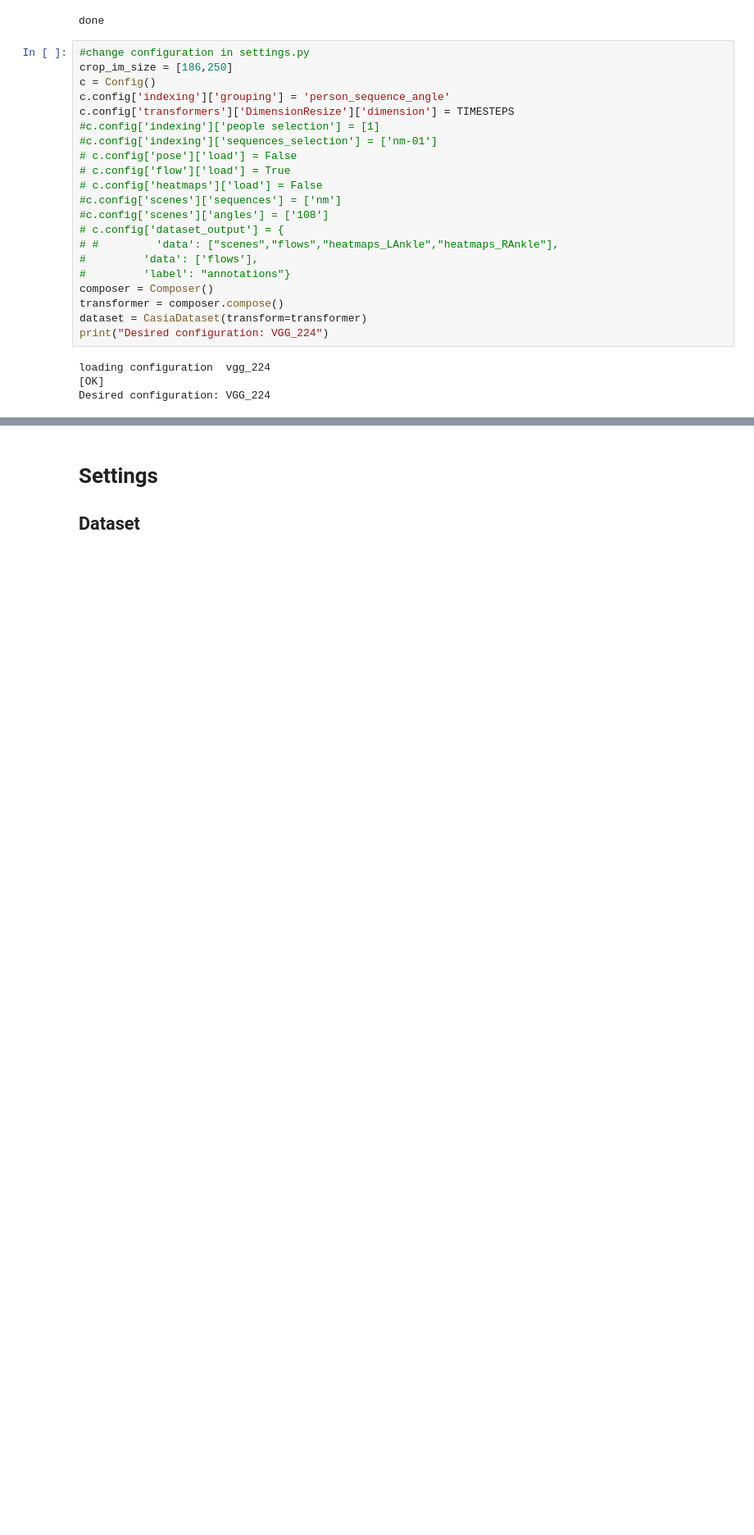
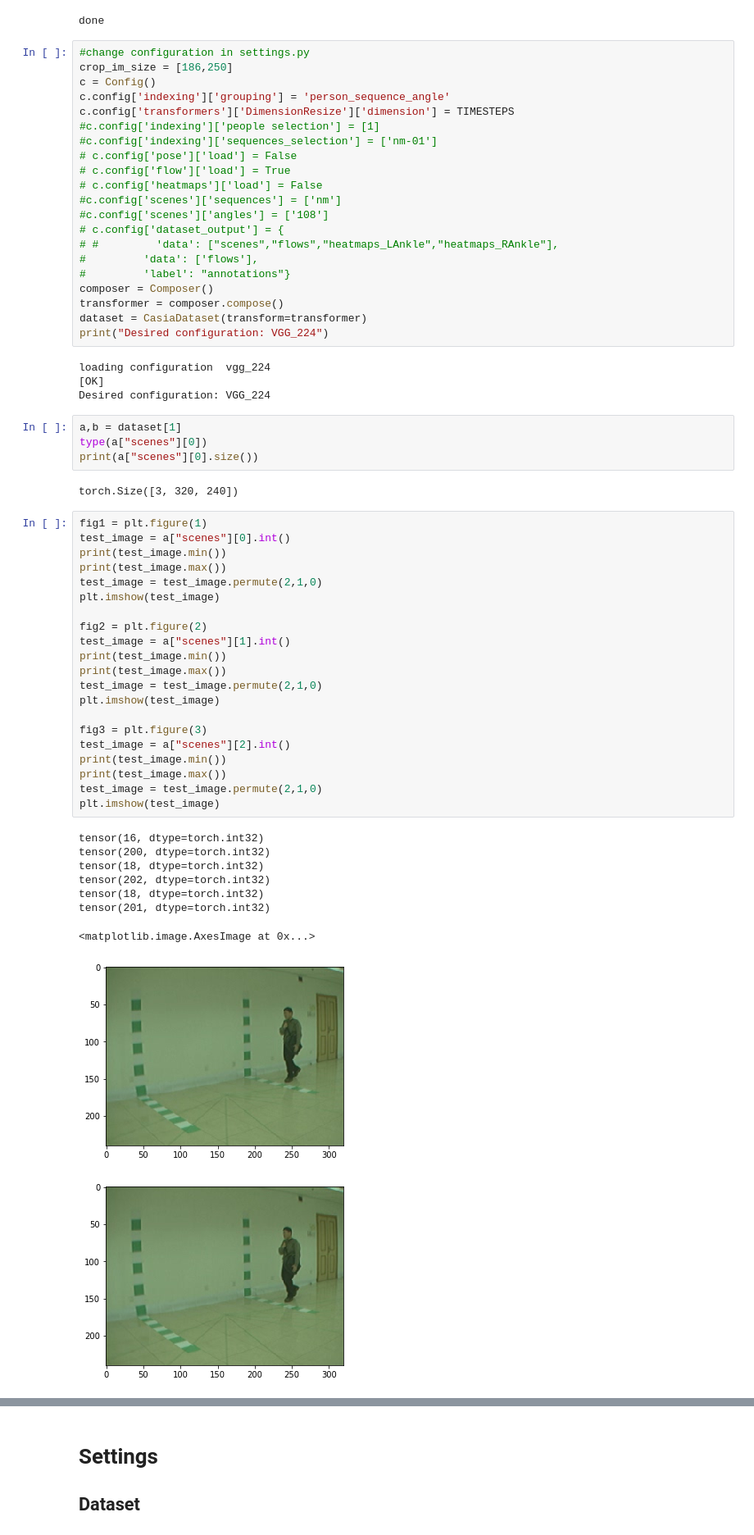
Before and after one commit to ronh-at-kit/gait_project, a Jupyter notebook: notebooks/M_VGG_LSTM.ipynb, the cells around one changed output, grey strips where cells are left out. Shown: that part at 82% size. Saved outputs shown, nothing was run; the diff lists cells and outputs as text; blank space fills up the shorter version.

```diff
--- a/notebooks/M_VGG_LSTM.ipynb
+++ b/notebooks/M_VGG_LSTM.ipynb
@@ -85,3 +86,40 @@ print("Desired configuration: VGG_224")
 loading configuration  vgg_224
 [OK]
 Desired configuration: VGG_224
+# %%
+a,b = dataset[1]
+type(a["scenes"][0])
+print(a["scenes"][0].size())
+# %% [output]
+torch.Size([3, 320, 240])
+# %%
+fig1 = plt.figure(1)
+test_image = a["scenes"][0].int()
+print(test_image.min())
+print(test_image.max())
+test_image = test_image.permute(2,1,0)
+plt.imshow(test_image)
+
+fig2 = plt.figure(2)
+test_image = a["scenes"][1].int()
+print(test_image.min())
+print(test_image.max())
+test_image = test_image.permute(2,1,0)
+plt.imshow(test_image)
+
+fig3 = plt.figure(3)
+test_image = a["scenes"][2].int()
+print(test_image.min())
+print(test_image.max())
+test_image = test_image.permute(2,1,0)
+plt.imshow(test_image)
+# %% [output]
+tensor(16, dtype=torch.int32)
+tensor(200, dtype=torch.int32)
+tensor(18, dtype=torch.int32)
+tensor(202, dtype=torch.int32)
+tensor(18, dtype=torch.int32)
+tensor(201, dtype=torch.int32)
+<matplotlib.image.AxesImage at 0x...>
+[figure, added]
+[figure, added]
```
Also changed, not shown: parts of 15 cells of this notebook, 43 other files.
